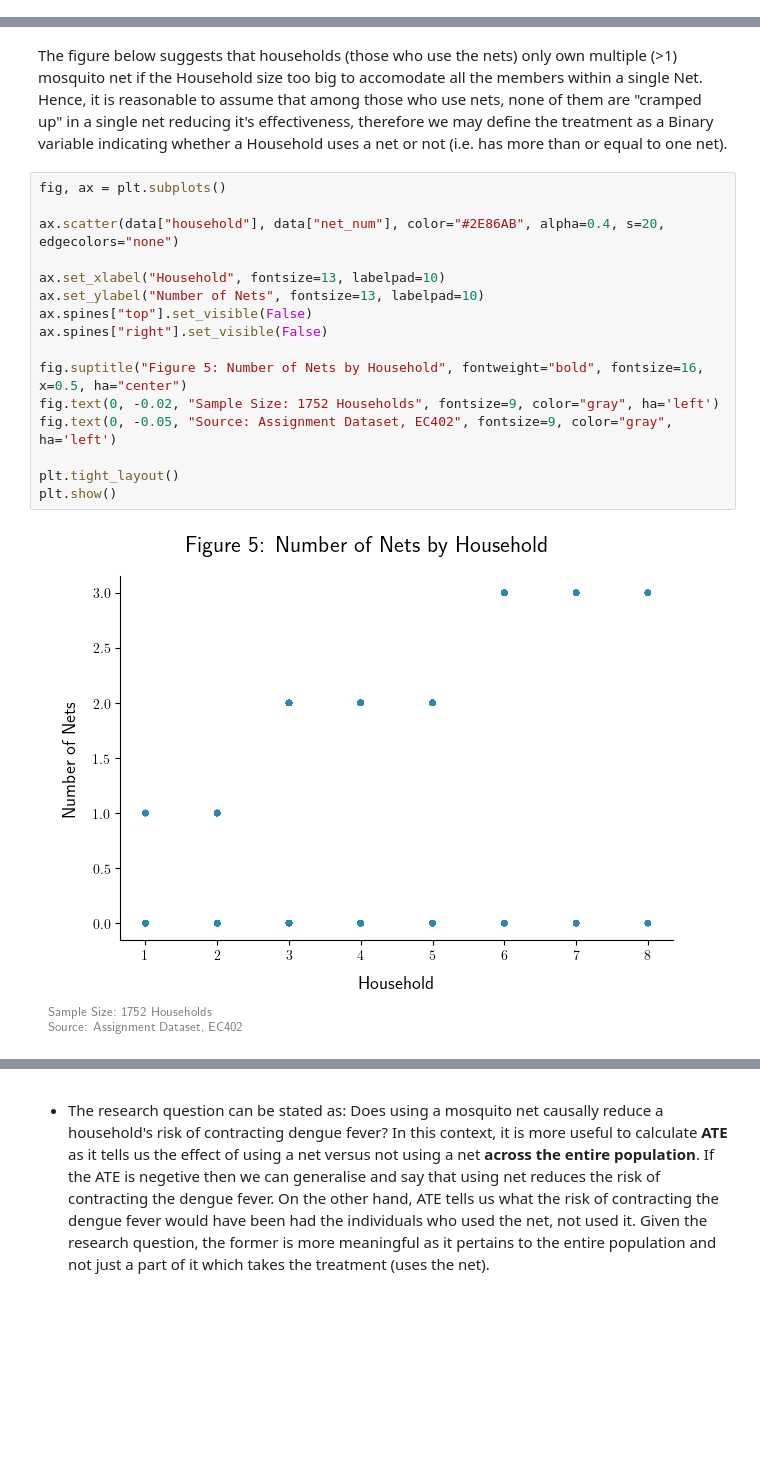
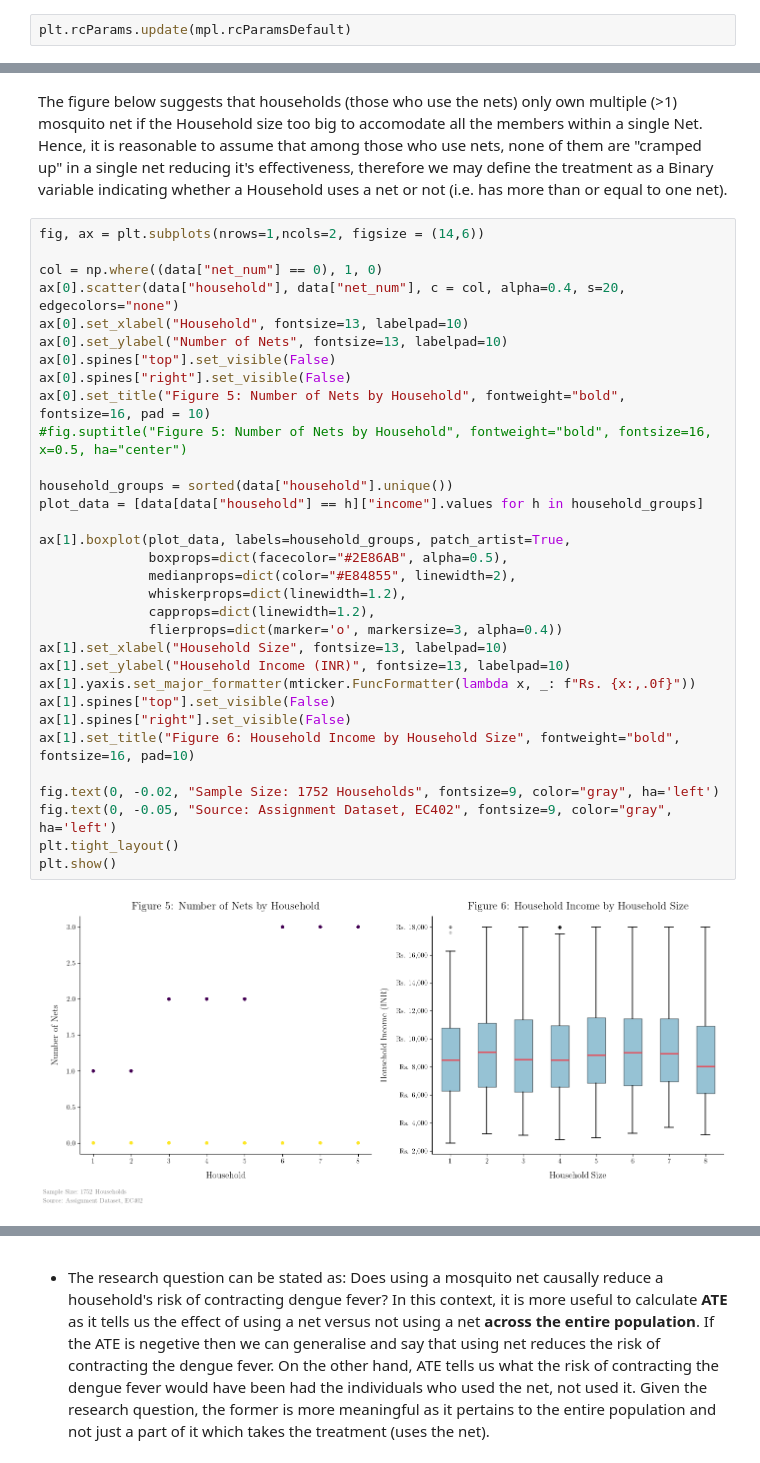
Before and after one commit to yashburman/Impact_Eval, a Jupyter notebook: Project_code_Py.ipynb, the cells around one changed output, grey strips where cells are left out. Saved outputs shown, nothing was run; the diff lists cells and outputs as text; blank space fills up the shorter version.

```diff
--- a/Project_code_Py.ipynb
+++ b/Project_code_Py.ipynb
@@ -9,3 +29,5 @@ from IPython.display import Image
+# %%
+plt.rcParams.update(mpl.rcParamsDefault)
 # %%
 import matplotlib as mpl
 import matplotlib.pyplot as plt
@@ -143,20 +192,36 @@ $\underline{\text{Research Question:}}$ $\text{What is the causal impact of usin
 # %% [markdown]
 The figure below suggests that households (those who use the nets) only own multiple (>1) mosquito net if the Household size too big to accomodate all the members within a single Net. Hence, it is reasonable to assume that among those who use nets, none of them are "cramped up" in a single net reducing it's effectiveness, therefore we may define the treatment as a Binary variable indicating whether a Household uses a net or not (i.e. has more than or equal to one net).
 # %%
-fig, ax = plt.subplots()
+fig, ax = plt.subplots(nrows=1,ncols=2, figsize = (14,6))
 
-ax.scatter(data["household"], data["net_num"], color="#2E86AB", alpha=0.4, s=20, edgecolors="none")
+col = np.where((data["net_num"] == 0), 1, 0)
+ax[0].scatter(data["household"], data["net_num"], c = col, alpha=0.4, s=20, edgecolors="none")
+ax[0].set_xlabel("Household", fontsize=13, labelpad=10)
+ax[0].set_ylabel("Number of Nets", fontsize=13, labelpad=10)
+ax[0].spines["top"].set_visible(False)
+ax[0].spines["right"].set_visible(False)
+ax[0].set_title("Figure 5: Number of Nets by Household", fontweight="bold", fontsize=16, pad = 10)
+#fig.suptitle("Figure 5: Number of Nets by Household", fontweight="bold", fontsize=16, x=0.5, ha="center")
 
-ax.set_xlabel("Household", fontsize=13, labelpad=10)
-ax.set_ylabel("Number of Nets", fontsize=13, labelpad=10)
-ax.spines["top"].set_visible(False)
-ax.spines["right"].set_visible(False)
+household_groups = sorted(data["household"].unique())
+plot_data = [data[data["household"] == h]["income"].values for h in household_groups]
 
-fig.suptitle("Figure 5: Number of Nets by Household", fontweight="bold", fontsize=16, x=0.5, ha="center")
+ax[1].boxplot(plot_data, labels=household_groups, patch_artist=True,
+              boxprops=dict(facecolor="#2E86AB", alpha=0.5),
+              medianprops=dict(color="#E84855", linewidth=2),
+              whiskerprops=dict(linewidth=1.2),
+              capprops=dict(linewidth=1.2),
+              flierprops=dict(marker='o', markersize=3, alpha=0.4))
+ax[1].set_xlabel("Household Size", fontsize=13, labelpad=10)
+ax[1].set_ylabel("Household Income (INR)", fontsize=13, labelpad=10)
+ax[1].yaxis.set_major_formatter(mticker.FuncFormatter(lambda x, _: f"Rs. {x:,.0f}"))
+ax[1].spines["top"].set_visible(False)
+ax[1].spines["right"].set_visible(False)
+ax[1].set_title("Figure 6: Household Income by Household Size", fontweight="bold", fontsize=16, pad=10)
+
 fig.text(0, -0.02, "Sample Size: 1752 Households", fontsize=9, color="gray", ha='left')
 fig.text(0, -0.05, "Source: Assignment Dataset, EC402", fontsize=9, color="gray", ha='left')
-
 plt.tight_layout()
 plt.show()
 # %% [output]
-[figure, old version]
+[figure, new version]
```
Also changed, not shown: parts of 11 cells of this notebook, 1 other file.
